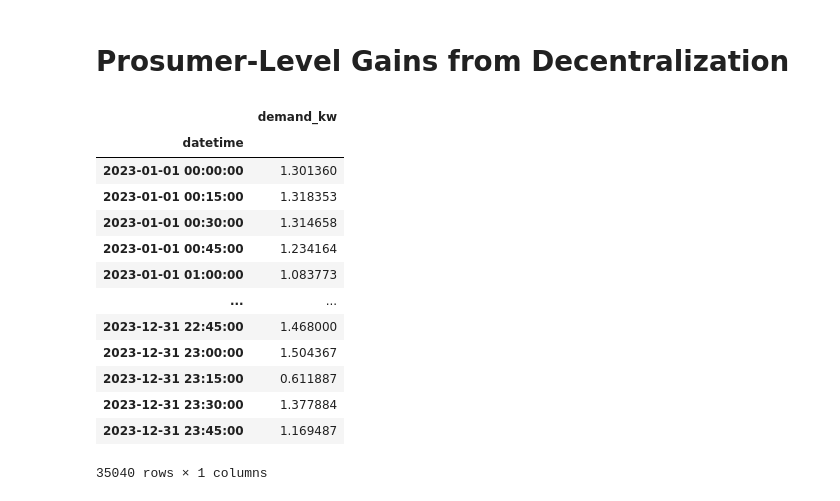
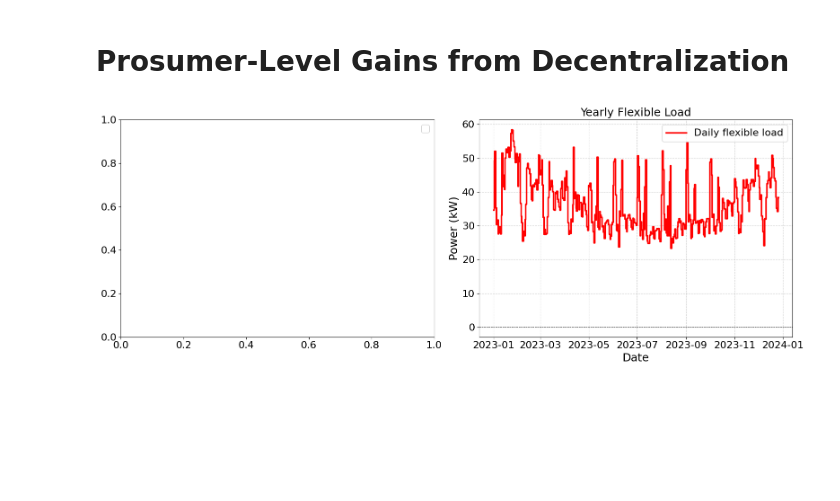
Before and after one commit to leoneleo/Automated_Market_Making_for_Energy_Sharing, a Jupyter notebook: paperResults.ipynb, the cells around one changed output. Cells and saved outputs as stored; diff of their text form; code cells hidden in the pictures; blank space fills up the shorter version.

```diff
--- a/paperResults.ipynb
+++ b/paperResults.ipynb
@@ -92,23 +30,26 @@ plt.show()
 simulation_index = indDemand.index
 indDemand = pd.DataFrame(indDemand)
 indDemand.columns = ['demand_kw']
-new_demand_profile = generate_night_owl_profile(base_index=simulation_index)
+individual_demand_profile=pd.read_csv('data/individual_demand_profile.csv', index_col=0, parse_dates=True)
+new_demand_profile = generate_night_owl_profile(base_index=simulation_index,)
 
 # Assuming prosumer's generation is from the individual supply profile
-omega_yearly = pd.DataFrame((indSupplySolar+indSupplyWind))
+omega_yearly = pd.read_csv('data/individual_supply_profile.csv', index_col=0, parse_dates=True)
 omega_yearly.columns = ['supply_kw'] # Rename column for clarity
 
 # Remove timezone information to make all datetime indices compatible
-s_others_yearly = pd.DataFrame(s_others_yearly)
-s_others_yearly.index = s_others_yearly.index.tz_localize(None)
-s_others_yearly.columns = ['supply_kw']
-omega_yearly = pd.DataFrame(omega_yearly)
+s_others_yearlyT = pd.DataFrame(s_others_yearly)
+s_others_yearlyT.index = s_others_yearly.index.tz_localize(None)
+s_others_yearlyT.columns = ['supply_kw']
+s_others_yearlyT["supply_kw"]=s_others_yearlyT["supply_kw"].values+e_others_yearly.values
 omega_yearly.index = omega_yearly.index.tz_localize(None)
 
 dfDemand.columns = ['demand_kw']
 # 2. Set alpha_base as 75% of individual demand (this is a timeseries)
-pct_flex    = 0.5   ## PCT of flex consumption need
+pct_flex    = 0.3   ## PCT of flex consumption need
 alpha_base_yearly = (1-pct_flex)* new_demand_profile['demand_kw']
+
+
 
 # 3. Define Simulation Parameters
 # Prosumer parameters
@@ -136,21 +77,12 @@ for j in range(T):
     if hourCreusePleine[floor(hours[j])]=='p':lam_over[j]=HP
     else: lam_over[j]=HC
 alpha_base_yearly_T = np.zeros((360,L_input+1))
+unique_days = (indDemand['demand_kw']).index.normalize().unique()
+sim_days_slice = slice(unique_days[0], unique_days[TotalDays-1] + pd.Timedelta(days=1) - pd.Timedelta(minutes=15))
+alpha_base_daily = indDemand['demand_kw'].loc[sim_days_slice].values.reshape(TotalDays, T)*(1-pct_flex)
+alpha_flex_day = np.sum(alpha_base_daily,1)*pct_flex/(1-pct_flex)
-# %%
-indDemand
-# %% [output]
-|  | demand_kw |
-| datetime |  |
-| 2023-01-01 00:00:00 | 1.301360 |
-| 2023-01-01 00:15:00 | 1.318353 |
-| 2023-01-01 00:30:00 | 1.314658 |
-| 2023-01-01 00:45:00 | 1.234164 |
-| 2023-01-01 01:00:00 | 1.083773 |
-| ... | ... |
-| 2023-12-31 22:45:00 | 1.468000 |
-| 2023-12-31 23:00:00 | 1.504367 |
-| 2023-12-31 23:15:00 | 0.611887 |
-| 2023-12-31 23:30:00 | 1.377884 |
-| 2023-12-31 23:45:00 | 1.169487 |
-35040 rows × 1 columns
+# %%
+plotBaseFlexLoad(T,alpha_base_daily,unique_days,alpha_flex_day)
+# %% [output]
+[figure, added]
 # %%
```
Also changed, not shown: parts of 7 cells of this notebook, 5 other files.
